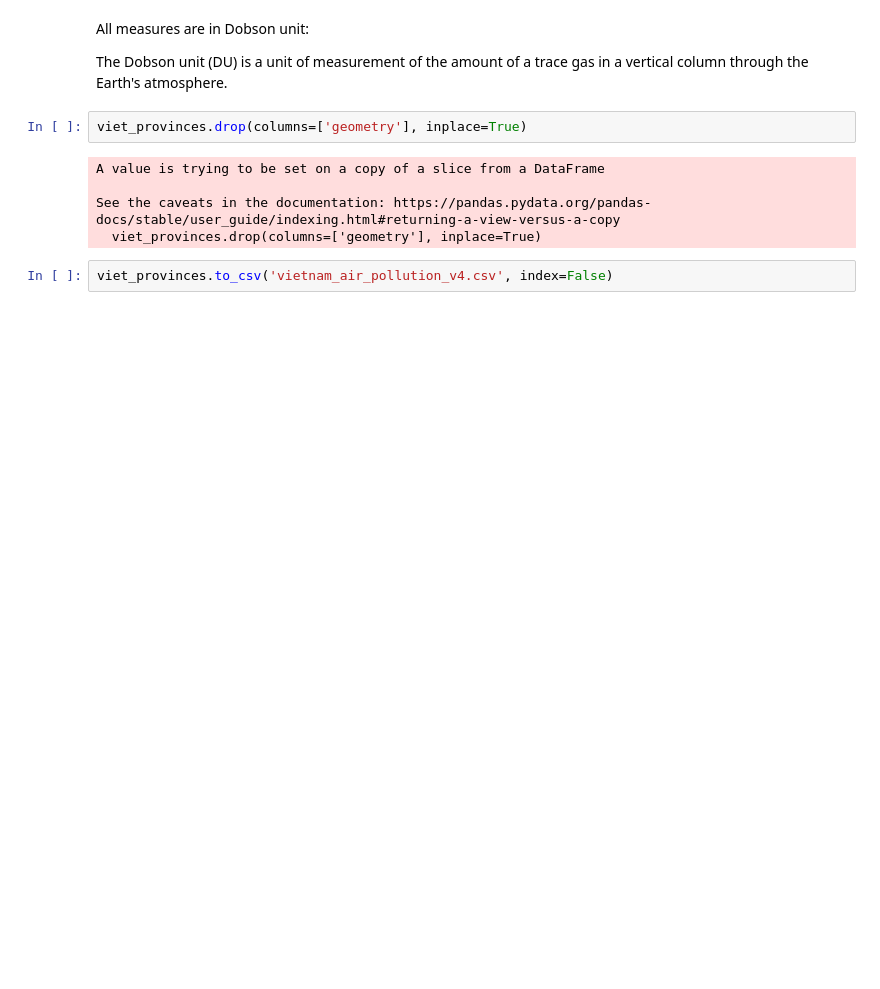
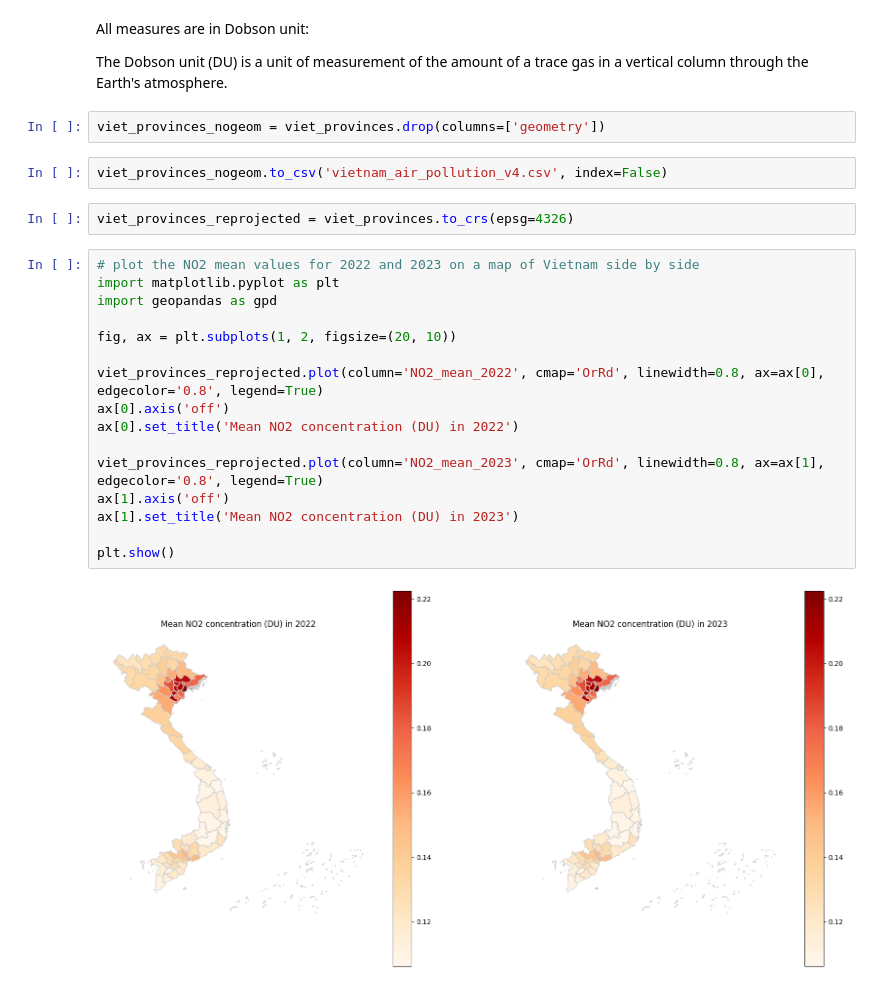
Before and after one commit to nickeubank/Vietnam_air_pollution, a Jupyter notebook: airpollution.ipynb, the cells around one changed output. Drawn from its saved outputs; the diff is of its cells as text; blank space fills up the shorter version.

Commit message:
update plots

```diff
--- a/airpollution.ipynb
+++ b/airpollution.ipynb
@@ -261,11 +261,26 @@ All measures are in Dobson unit:
 
 The Dobson unit (DU) is a unit of measurement of the amount of a trace gas in a vertical column through the Earth's atmosphere.
 # %%
-viet_provinces.drop(columns=['geometry'], inplace=True)
+viet_provinces_nogeom = viet_provinces.drop(columns=['geometry'])
-# %% [output]
-A value is trying to be set on a copy of a slice from a DataFrame
-
-See the caveats in the documentation: https://pandas.pydata.org/pandas-docs/stable/user_guide/indexing.html#returning-a-view-versus-a-copy
-  viet_provinces.drop(columns=['geometry'], inplace=True)
 # %%
-viet_provinces.to_csv('vietnam_air_pollution_v4.csv', index=False)
+viet_provinces_nogeom.to_csv('vietnam_air_pollution_v4.csv', index=False)
+# %%
+viet_provinces_reprojected = viet_provinces.to_crs(epsg=4326)
+# %%
+# plot the NO2 mean values for 2022 and 2023 on a map of Vietnam side by side
+import matplotlib.pyplot as plt
+import geopandas as gpd
+
+fig, ax = plt.subplots(1, 2, figsize=(20, 10))
+
+viet_provinces_reprojected.plot(column='NO2_mean_2022', cmap='OrRd', linewidth=0.8, ax=ax[0], edgecolor='0.8', legend=True)
+ax[0].axis('off')
+ax[0].set_title('Mean NO2 concentration (DU) in 2022')
+
+viet_provinces_reprojected.plot(column='NO2_mean_2023', cmap='OrRd', linewidth=0.8, ax=ax[1], edgecolor='0.8', legend=True)
+ax[1].axis('off')
+ax[1].set_title('Mean NO2 concentration (DU) in 2023')
+
+plt.show()
+# %% [output]
+[figure, added]
```
Also changed, not shown: parts of 2 cells of this notebook.
